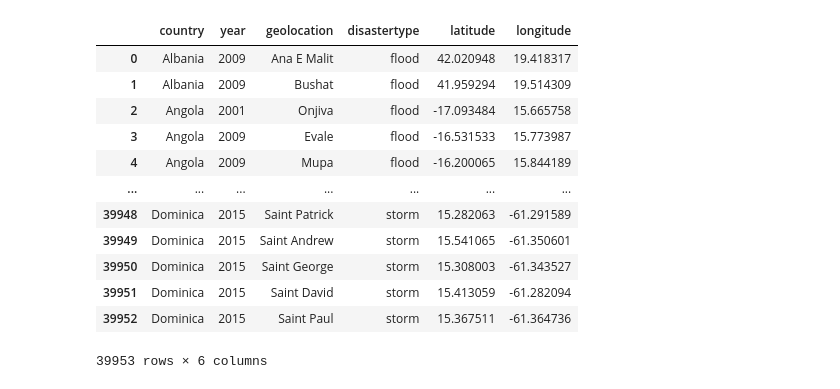
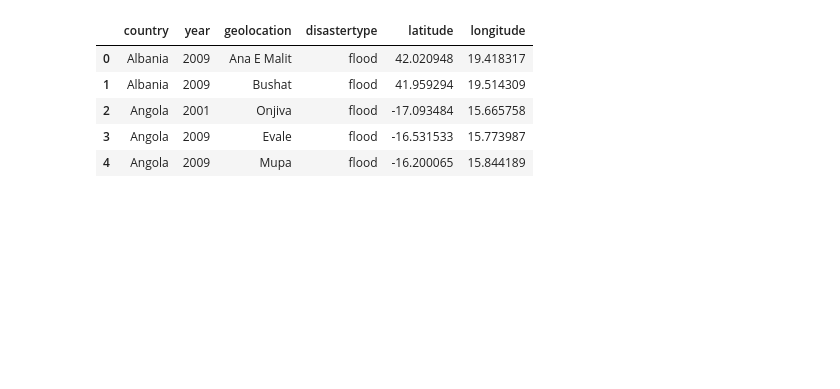
Before and after one commit to dalejandroabel/NASA-Space-Apps, a Jupyter notebook: notebooks/internationalGraphs.ipynb, the cells around one changed output. Saved outputs shown, nothing was run; the diff lists cells and outputs as text; code cells hidden in the pictures; blank space fills up the shorter version.

```diff
--- a/notebooks/internationalGraphs.ipynb
+++ b/notebooks/internationalGraphs.ipynb
@@ -18,18 +18,11 @@ if not os.path.exists(pathDisasters):
     exit()
 # %%
 df = filter_dataset_disasters(pd.read_csv(pathDisasters))
-df
+df.head()
 # %% [output]
 |  | country | year | geolocation | disastertype | latitude | longitude |
 | 0 | Albania | 2009 | Ana E Malit | flood | 42.020948 | 19.418317 |
 | 1 | Albania | 2009 | Bushat | flood | 41.959294 | 19.514309 |
 | 2 | Angola | 2001 | Onjiva | flood | -17.093484 | 15.665758 |
 | 3 | Angola | 2009 | Evale | flood | -16.531533 | 15.773987 |
 | 4 | Angola | 2009 | Mupa | flood | -16.200065 | 15.844189 |
-| ... | ... | ... | ... | ... | ... | ... |
-| 39948 | Dominica | 2015 | Saint Patrick | storm | 15.282063 | -61.291589 |
-| 39949 | Dominica | 2015 | Saint Andrew | storm | 15.541065 | -61.350601 |
-| 39950 | Dominica | 2015 | Saint George | storm | 15.308003 | -61.343527 |
-| 39951 | Dominica | 2015 | Saint David | storm | 15.413059 | -61.282094 |
-| 39952 | Dominica | 2015 | Saint Paul | storm | 15.367511 | -61.364736 |
-39953 rows × 6 columns
```
Also changed, not shown: parts of 14 cells of this notebook.
